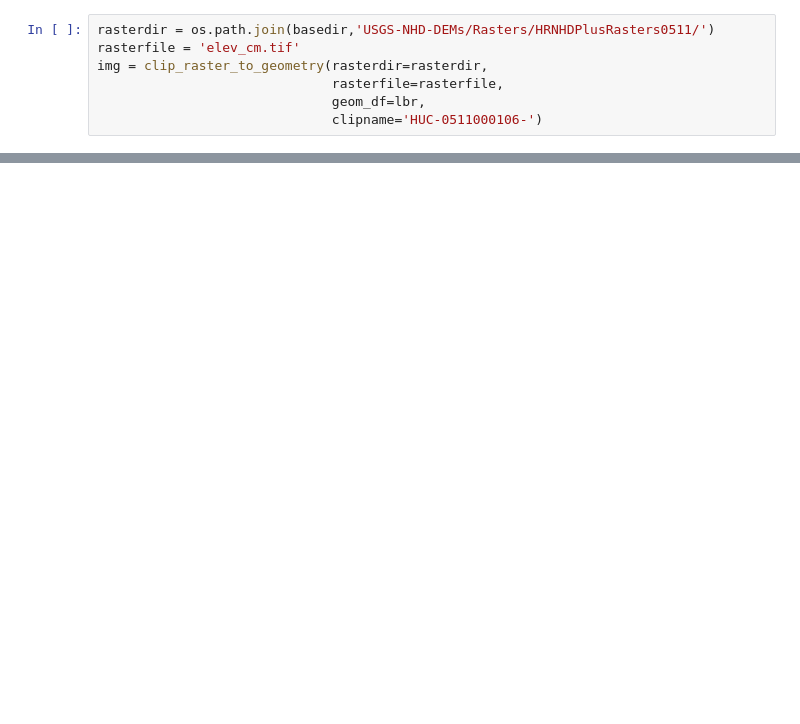
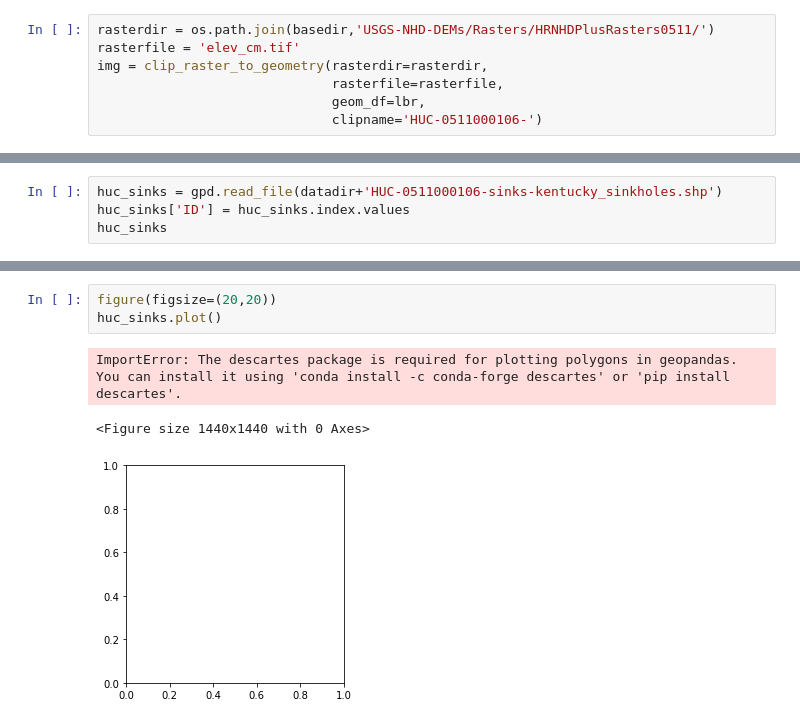
Before and after one commit to CovingtonResearchGroup/sinkhole_analysis, a Jupyter notebook: ky-test-analysis.ipynb, the cells around one changed output, grey strips where cells are left out. Cells and saved outputs as stored; diff of their text form; blank space fills up the shorter version.

```diff
--- a/ky-test-analysis.ipynb
+++ b/ky-test-analysis.ipynb
@@ -131,0 +102,4 @@ testshp.to_file(datadir+'testshp.shp')
+# %%
+huc_sinks = gpd.read_file(datadir+'HUC-0511000106-sinks-kentucky_sinkholes.shp')
+huc_sinks['ID'] = huc_sinks.index.values
+huc_sinks
@@ -132 +146,8 @@ testshp.to_file(datadir+'testshp.shp')
+# %%
+figure(figsize=(20,20))
+huc_sinks.plot()
+# %% [output]
+ImportError: The descartes package is required for plotting polygons in geopandas. You can install it using 'conda install -c conda-forge descartes' or 'pip install descartes'.
+<Figure size 1440x1440 with 0 Axes>
+[figure, added]
 # %%
```
Also changed, not shown: parts of 26 cells of this notebook, 1 other file.
